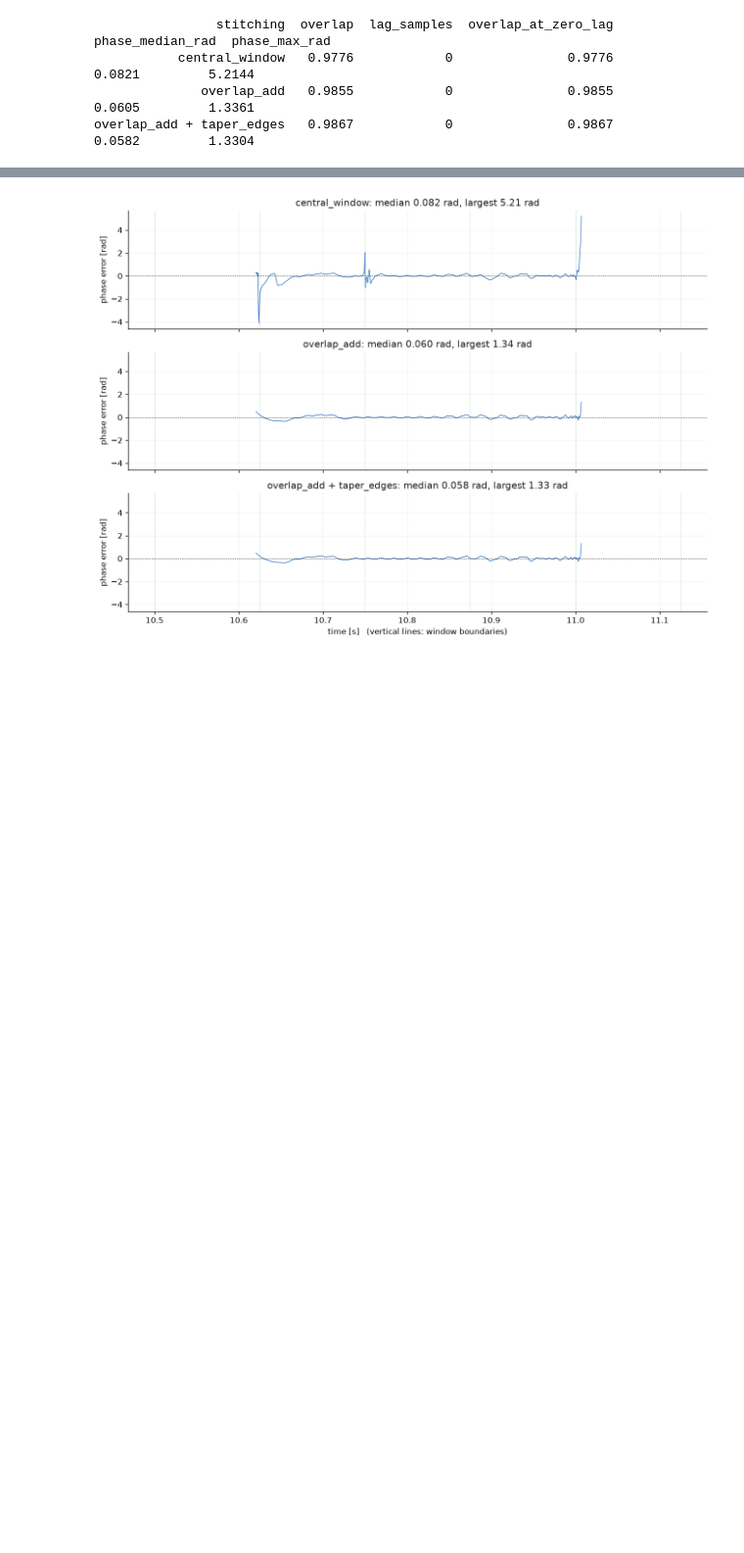
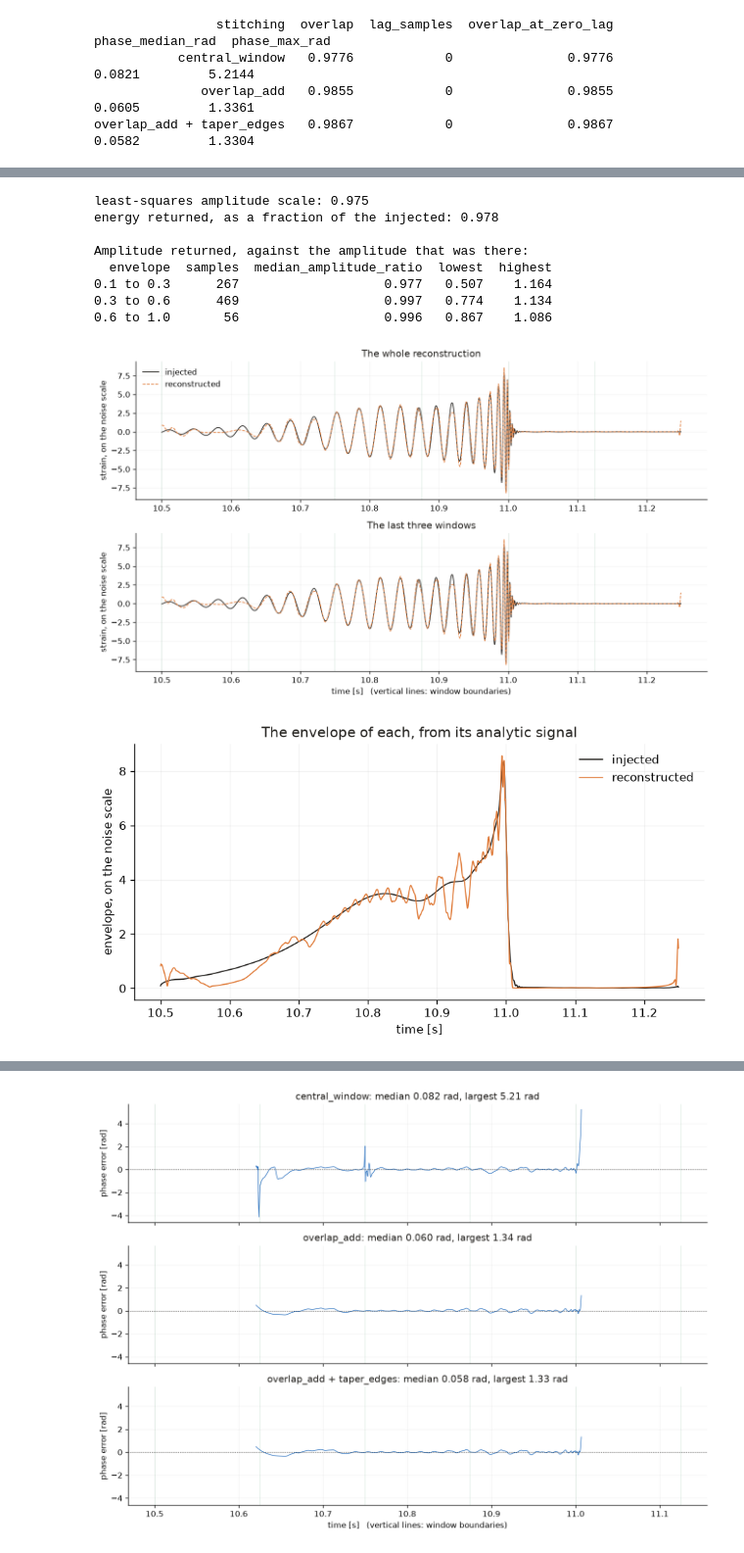
Before and after one commit to elenacuoco/wdflow, a Jupyter notebook: tutorials/04_reconstruction_and_phase.ipynb, the cells around one changed output, grey strips where cells are left out. Shown at 98% size. Saved outputs shown, nothing was run; the diff lists cells and outputs as text; code cells hidden in the pictures; blank space fills up the shorter version.

```diff
--- a/tutorials/04_reconstruction_and_phase.ipynb
+++ b/tutorials/04_reconstruction_and_phase.ipynb
@@ -256,0 +281,70 @@ overlap_add + taper_edges   0.9867            0               0.9867
+# %%
+samples, reference, phase = RECONSTRUCTIONS["overlap_add"]
+START = int(round(stitch(TRIGGERS, float(FS), WINDOW, OVERLAP)[0] * FS))
+t = (START + np.arange(len(samples))) / FS
+
+# The single factor the injected waveform would need to best match the
+# reconstruction. Unlike the overlap it is not normalised, so it is a statement
+# about size and not about shape.
+scale = float(samples @ reference / (reference @ reference))
+energy = float(samples @ samples / (reference @ reference))
+print(f"least-squares amplitude scale: {scale:.3f}")
+print(f"energy returned, as a fraction of the injected: {energy:.3f}")
+
+envelope_in = np.abs(analytic_signal(reference))
+envelope_out = np.abs(analytic_signal(samples))
+peak = envelope_in.max()
+
+rows = []
+for low, high in [(0.1, 0.3), (0.3, 0.6), (0.6, 1.01)]:
+    inside = (envelope_in / peak >= low) & (envelope_in / peak < high)
+    if not inside.any():
+        continue
+    ratio = envelope_out[inside] / envelope_in[inside]
+    rows.append(dict(envelope=f"{low:.1f} to {high:.1f}",
+                     samples=int(inside.sum()),
+                     median_amplitude_ratio=float(np.median(ratio)),
+                     lowest=float(np.quantile(ratio, 0.05)),
+                     highest=float(np.quantile(ratio, 0.95))))
+print("\nAmplitude returned, against the amplitude that was there:")
+print(pd.DataFrame(rows).to_string(index=False,
+                                   float_format=lambda v: f"{v:.3f}"))
+
+fig, axes = plt.subplots(2, 1, figsize=(11, 6.4))
+spans = [(0, len(samples), "The whole reconstruction"),
+         (max(len(samples) - 3 * WINDOW, 0), len(samples),
+          "The last three windows")]
+for ax, (a, b, title) in zip(axes, spans):
+    ax.plot(t[a:b], reference[a:b], lw=1.0, color=INK, label="injected")
+    ax.plot(t[a:b], samples[a:b], lw=1.0, color=C_ORANGE, ls="--",
+            label="reconstructed")
+    for boundary in range(0, len(samples), STEP):
+        if a <= boundary < b:
+            ax.axvline(t[boundary], color=C_GREEN, lw=0.4, alpha=0.35, zorder=0)
+    ax.set_ylabel("strain, on the noise scale")
+    ax.set_title(title, color=INK)
+axes[0].legend(loc="upper left", frameon=False)
+axes[-1].set_xlabel("time [s]   (vertical lines: window boundaries)")
+fig.tight_layout()
+plt.show()
+
+fig, ax = plt.subplots(figsize=(7.5, 4.0))
+ax.plot(t, envelope_in, lw=1.0, color=INK, label="injected")
+ax.plot(t, envelope_out, lw=1.0, color=C_ORANGE, label="reconstructed")
+ax.set_xlabel("time [s]")
+ax.set_ylabel("envelope, on the noise scale")
+ax.set_title("The envelope of each, from its analytic signal", color=INK)
+ax.legend(frameon=False)
+fig.tight_layout()
+plt.show()
+# %% [output]
+least-squares amplitude scale: 0.975
+energy returned, as a fraction of the injected: 0.978
+
+Amplitude returned, against the amplitude that was there:
+  envelope  samples  median_amplitude_ratio  lowest  highest
+0.1 to 0.3      267                   0.977   0.507    1.164
+0.3 to 0.6      469                   0.997   0.774    1.134
+0.6 to 1.0       56                   0.996   0.867    1.086
+[figure, added]
+[figure, added]
```
Also changed, not shown: parts of 11 cells of this notebook, 14 other files.
